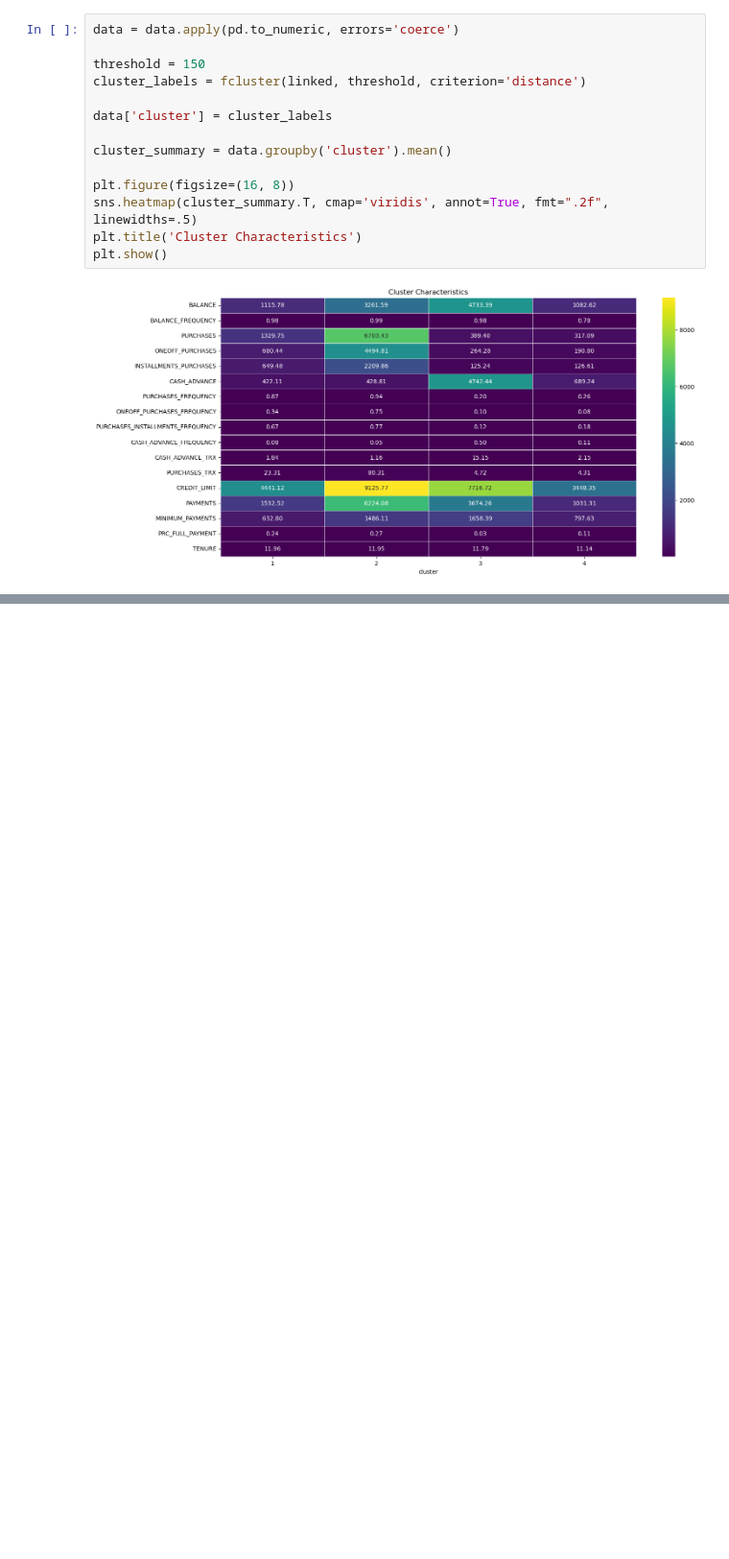
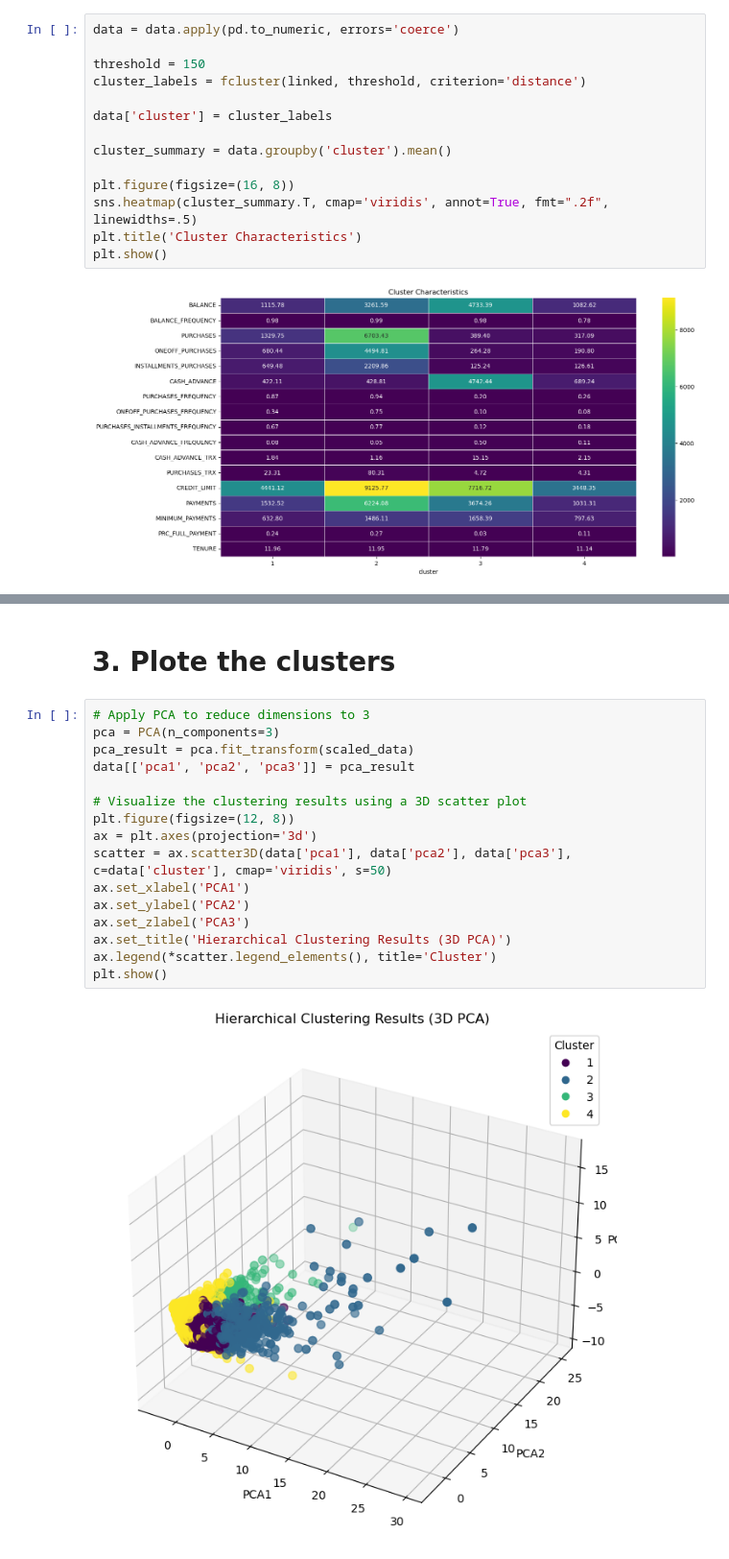
Before and after one commit to Th3Herm1t/GoMyCode, a Jupyter notebook: Checkpoint 9.1.ipynb, the cells around one changed output, grey strips where cells are left out. Shown at 96% size. Saved outputs shown, nothing was run; the diff lists cells and outputs as text; blank space fills up the shorter version.

```diff
--- a/Checkpoint 9.1.ipynb
+++ b/Checkpoint 9.1.ipynb
@@ -79,3 +86,23 @@ plt.show()
 4. **Cluster 4 (Low Activity Users):**
    - **Business Context:** Customers with low balances, infrequent purchases, and moderate cash advance usage.
    - **Marketing Strategy:** Encourage more frequent purchases through targeted promotions. Offer credit limit increases for responsible users to boost activity.
+# %% [markdown]
+# 3. Plote the clusters
+# %%
+# Apply PCA to reduce dimensions to 3
+pca = PCA(n_components=3)
+pca_result = pca.fit_transform(scaled_data)
+data[['pca1', 'pca2', 'pca3']] = pca_result
+
+# Visualize the clustering results using a 3D scatter plot
+plt.figure(figsize=(12, 8))
+ax = plt.axes(projection='3d')
+scatter = ax.scatter3D(data['pca1'], data['pca2'], data['pca3'], c=data['cluster'], cmap='viridis', s=50)
+ax.set_xlabel('PCA1')
+ax.set_ylabel('PCA2')
+ax.set_zlabel('PCA3')
+ax.set_title('Hierarchical Clustering Results (3D PCA)')
+ax.legend(*scatter.legend_elements(), title='Cluster')
+plt.show()
+# %% [output]
+[figure, added]
```
Also changed, not shown: parts of 13 cells of this notebook.
